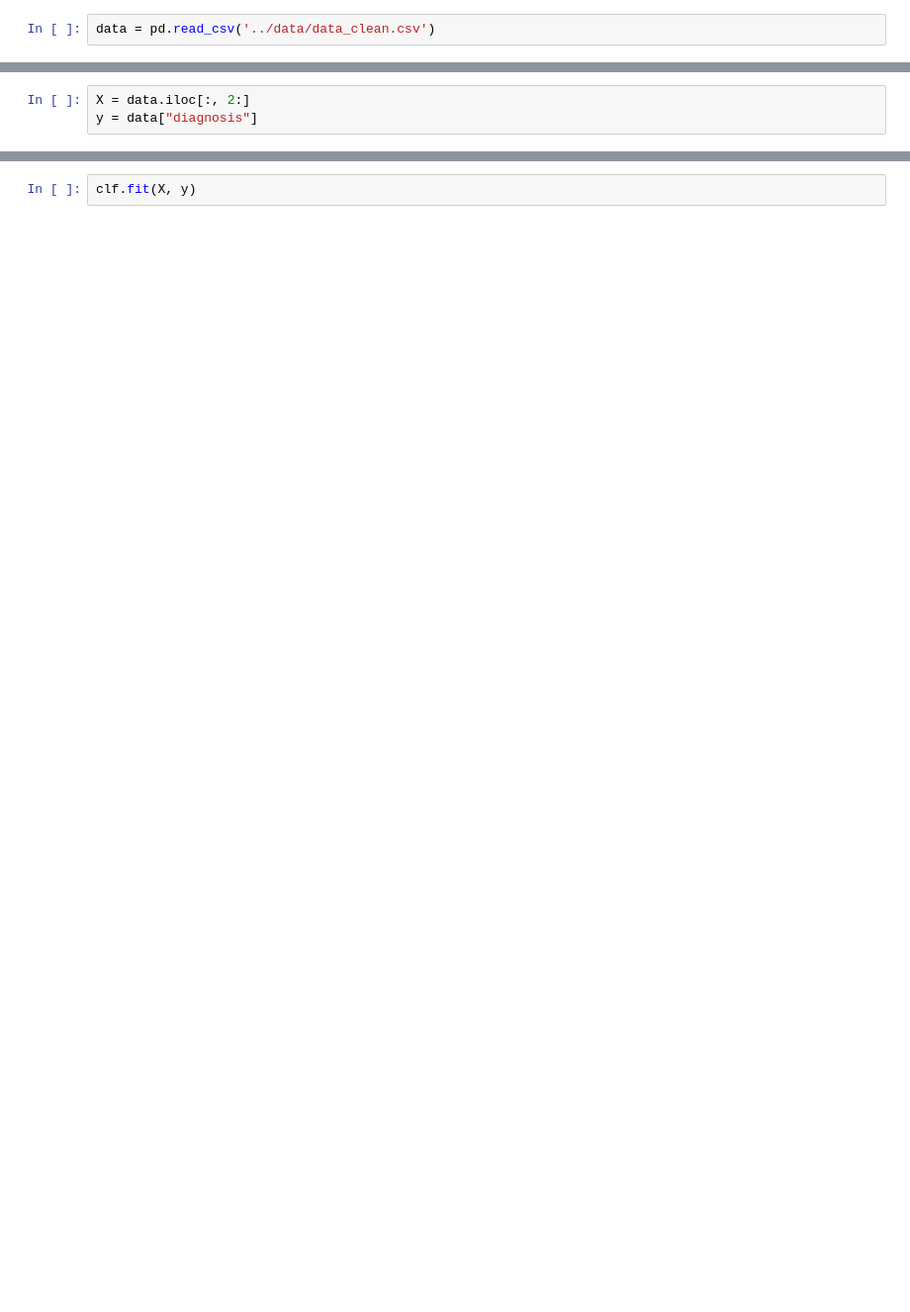
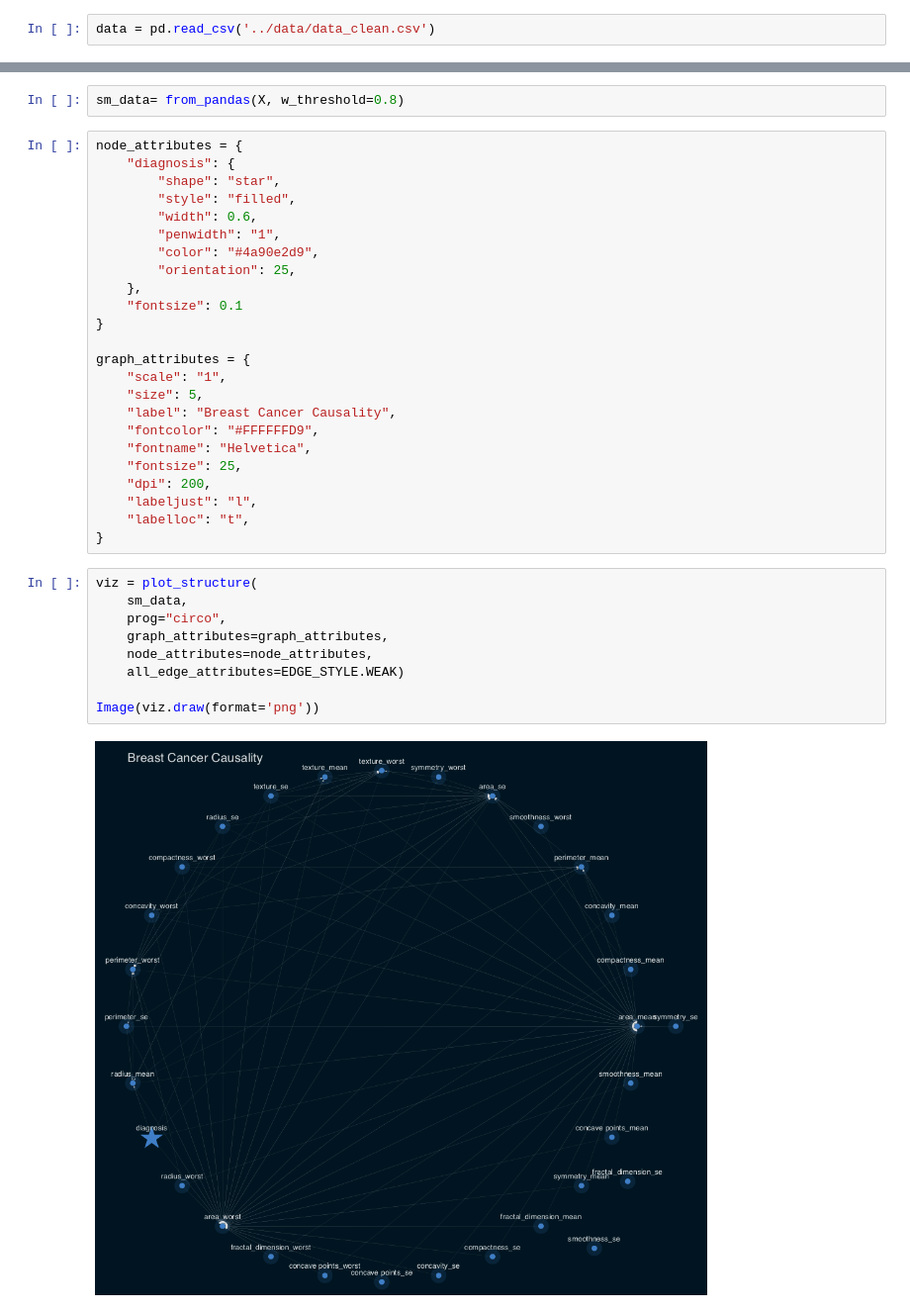
Before and after one commit to DiyeMark/Causal-Inference, a Jupyter notebook: notebooks/causal_inference.ipynb, the cells around one changed output, grey strips where cells are left out. Shown at 99% size. Saved outputs shown, nothing was run; the diff lists cells and outputs as text; blank space fills up the shorter version.

Commit message:
done: causal inference

```diff
--- a/notebooks/causal_inference.ipynb
+++ b/notebooks/causal_inference.ipynb
@@ -31,3 +37,0 @@ standard_scaler = StandardScaler()
-# %%
-X = data.iloc[:, 2:]
-y = data["diagnosis"]
@@ -56,2 +38,37 @@ clf.plot_dag(True)
-# %%
-clf.fit(X, y)
+# %%
+sm_data= from_pandas(X, w_threshold=0.8)
+# %%
+node_attributes = {
+    "diagnosis": {
+        "shape": "star",
+        "style": "filled",
+        "width": 0.6,
+        "penwidth": "1",
+        "color": "#4a90e2d9",
+        "orientation": 25,
+    },
+    "fontsize": 0.1
+}
+
+graph_attributes = {
+    "scale": "1",
+    "size": 5,
+    "label": "Breast Cancer Causality",
+    "fontcolor": "#FFFFFFD9",
+    "fontname": "Helvetica",
+    "fontsize": 25,
+    "dpi": 200,
+    "labeljust": "l",
+    "labelloc": "t",
+}
+# %%
+viz = plot_structure(
+    sm_data,
+    prog="circo",
+    graph_attributes=graph_attributes,
+    node_attributes=node_attributes,
+    all_edge_attributes=EDGE_STYLE.WEAK)
+
+Image(viz.draw(format='png'))
+# %% [output]
+[figure, added]
```
Also changed, not shown: parts of 23 cells of this notebook.
